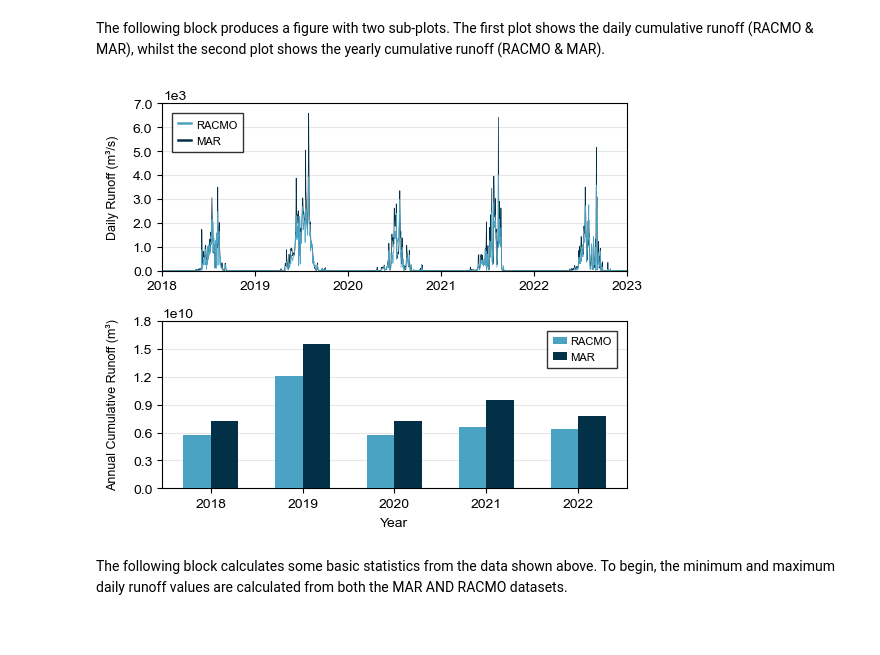
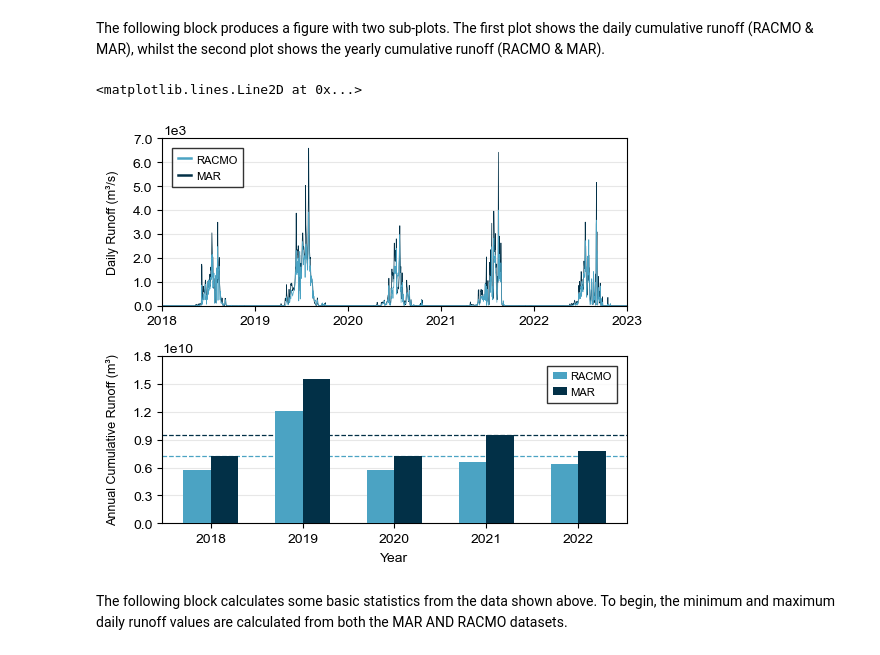
Before and after one commit to hannahpicton/jakobshavn_isbrae, a Jupyter notebook: surface_runoff.ipynb, the cells around one changed output. Saved outputs shown, nothing was run; the diff lists cells and outputs as text; code cells hidden in the pictures.

```diff
--- a/surface_runoff.ipynb
+++ b/surface_runoff.ipynb
@@ -70,34 +70,41 @@ ax1.set_xlim(min_x_value, max_x_value)
 handles, labels = ax1.get_legend_handles_labels()
 handles = handles[::-1] # Reverse order so RACMO is labelled first
 labels = labels[::-1]
 ax1.legend(handles, labels, handlelength=1.2, handleheight=1, handletextpad=0.5, frameon=True, borderpad=0.5, borderaxespad=0.9, markerscale=4, fontsize=8, fancybox=False)
 for line in ax1.get_legend().get_lines():
     line.set_linewidth(1.8)
 ax1.get_legend().get_frame().set_edgecolor('black')
 ax1.get_legend().get_frame().set_linewidth(1)
 
 # # PLOT 2 - ANNUAL CUMULATIVE RUNOFF (2018-2023) FROM RACMO AND MAR # #
 years = [2018, 2019, 2020, 2021, 2022]
 racmo_positions = np.arange(len(years))
 ax2.bar(racmo_positions - bar_width / 2, racmo_cumulative_volume_yearly, width=bar_width, color='#4ba3c3', zorder=20, label='RACMO')
 mar_positions = np.arange(len(years))
 ax2.bar(mar_positions + bar_width / 2, mar_cumulative_volume_yearly, width=bar_width, zorder=20, color='#023047', label='MAR')
 
 # FORMAT THE Y-AXIS TICKS AND TITLE
 ax2.set_ylim(0, 1.8e10)
 ax2.set_yticks(np.arange(0, 1.8e10 + 2e9, 3e9))
 ax2.set_ylabel('Annual Cumulative Runoff (m³)', labelpad=10, fontsize=9)
 ax2.set_xticks(mar_positions)
 ax2.set_xticklabels(years)
 ax2.set_xlabel('Year', labelpad=5, fontsize=10)
 ax2.tick_params(labelsize=10)
 
 # FORMAT THE LEGEND
 legend = ax2.legend(handlelength=1.3, handletextpad=0.25, frameon=True, borderpad=0.5, borderaxespad=0.9, markerscale=1, fontsize=8, fancybox=False)
 legend.get_frame().set_edgecolor('black')
 legend.get_frame().set_linewidth(1)
+
+# ADD HORIZONTAL LINES SHOWING THE MEAN ANNUAL CUMULATIVE RUNOFF
+mean_mar_cumulative = np.mean(mar_cumulative_volume_yearly)
+mean_racmo_cumulative = np.mean(racmo_cumulative_volume_yearly)
+ax2.axhline(mean_racmo_cumulative, color='#4ba3c3', linestyle='--', label=f'Mean RACMO ({mean_racmo_cumulative:.2e} m³)', linewidth=0.9)
+ax2.axhline(mean_mar_cumulative, color='#023047', linestyle='--', label=f'Mean MAR ({mean_mar_cumulative:.2e} m³)', linewidth=0.9)
 # %% [output]
+<matplotlib.lines.Line2D at 0x...>
-[figure, old version]
+[figure, new version]
 # %% [markdown]
 The following block calculates some basic statistics from the data shown above. To begin, the minimum and maximum daily runoff values are calculated from both the MAR AND RACMO datasets.
 # %%
```
Also changed, not shown: parts of 4 cells of this notebook.
